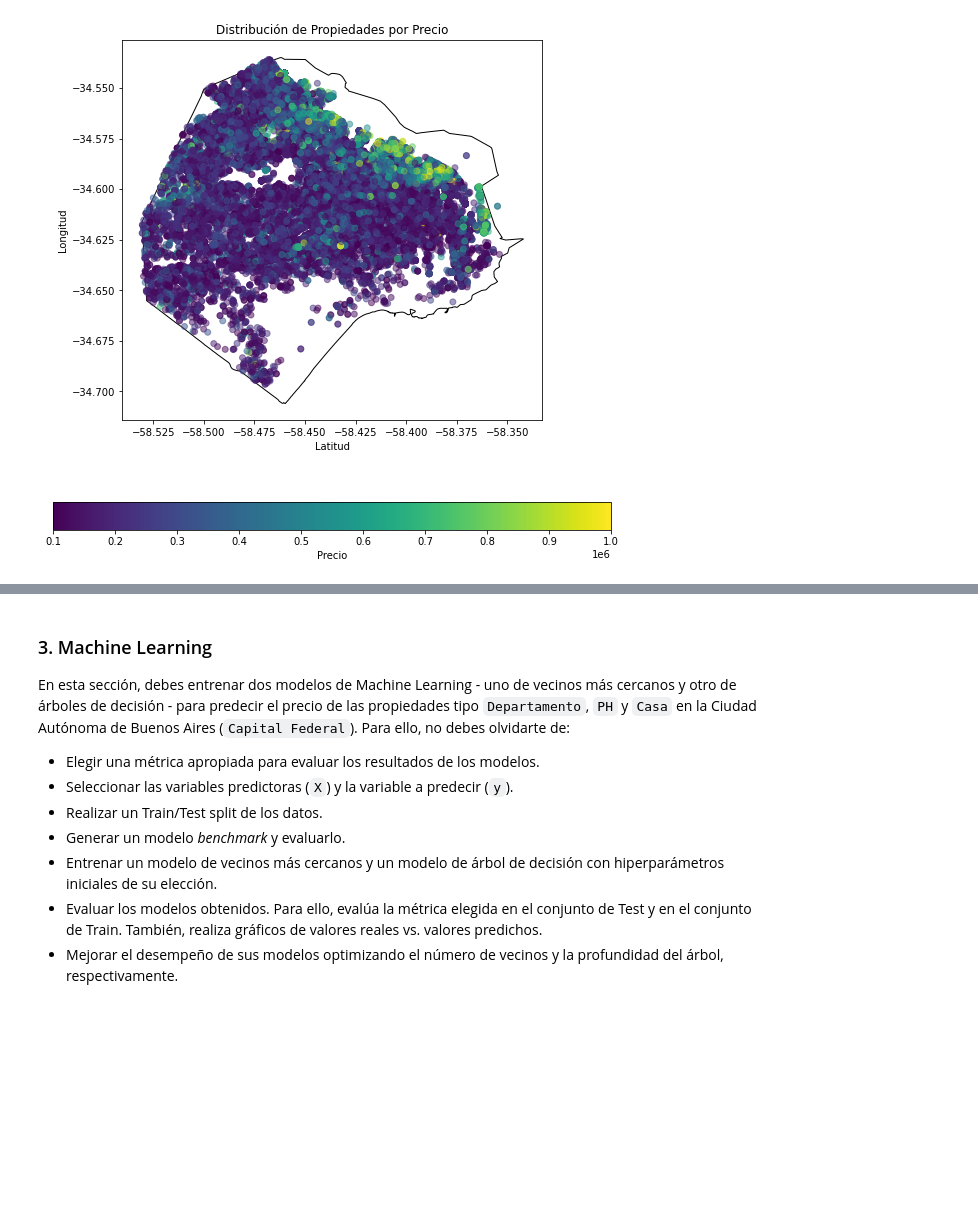
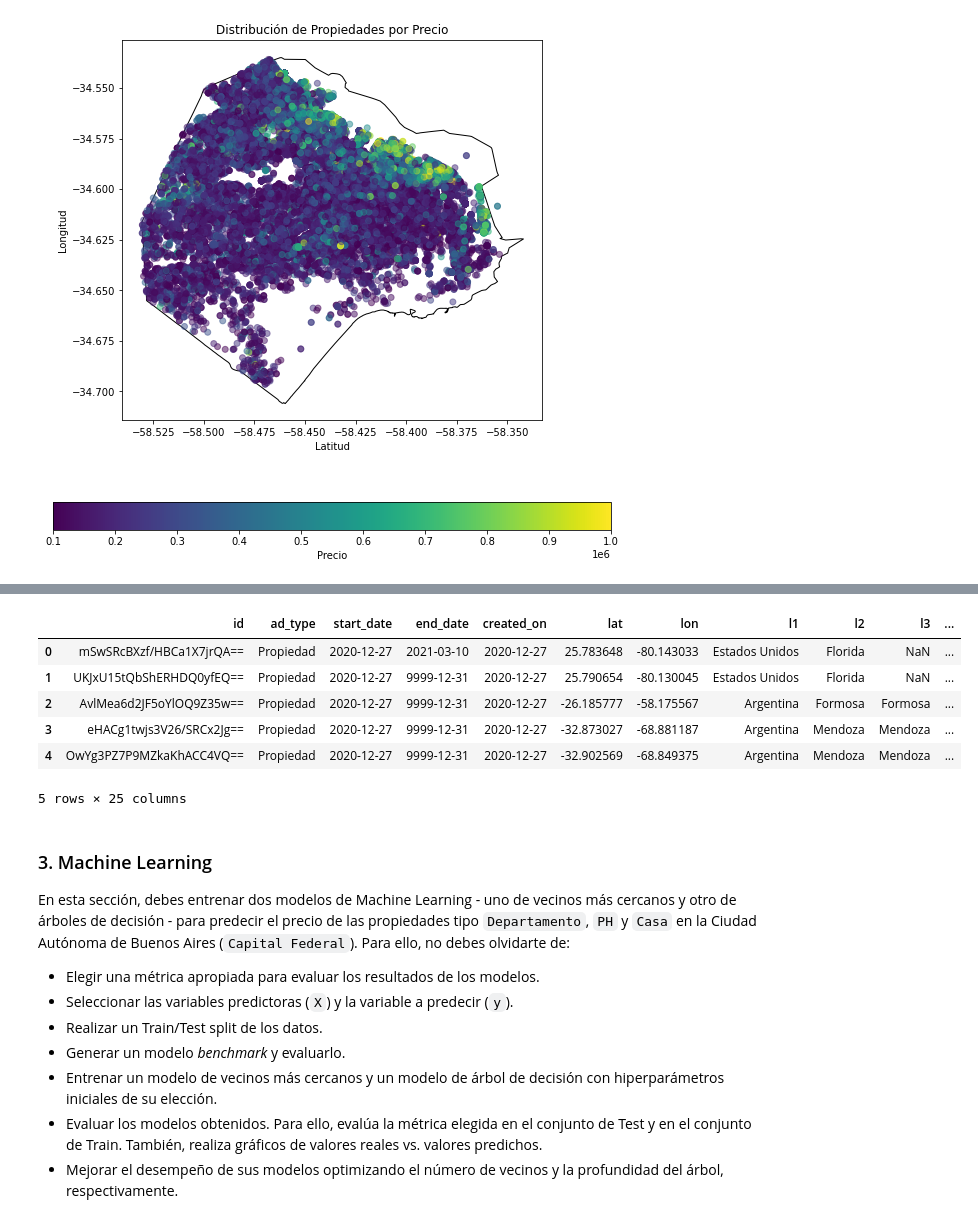
Before and after one commit to lalo1898developer/acamica_sprintproject-1, a Jupyter notebook: DS_Proyecto_01.ipynb, the cells around one changed output, grey strips where cells are left out. Saved outputs shown, nothing was run; the diff lists cells and outputs as text; code cells hidden in the pictures; blank space fills up the shorter version.

```diff
--- a/DS_Proyecto_01.ipynb
+++ b/DS_Proyecto_01.ipynb
@@ -737,3 +743,16 @@ plt.show()
+# %%
+# ar_properties.csv
+
+new_dataset = pd.read_csv('./ar_properties.csv')
+new_dataset.head()
+# %% [output]
+|  | id | ad_type | start_date | end_date | created_on | lat | lon | l1 | l2 | l3 | ... |
+| 0 | mSwSRcBXzf/HBCa1X7jrQA== | Propiedad | 2020-12-27 | 2021-03-10 | 2020-12-27 | 25.783648 | -80.143033 | Estados Unidos | Florida | NaN | ... |
+| 1 | UKJxU15tQbShERHDQ0yfEQ== | Propiedad | 2020-12-27 | 9999-12-31 | 2020-12-27 | 25.790654 | -80.130045 | Estados Unidos | Florida | NaN | ... |
+| 2 | AvlMea6d2JF5oYlOQ9Z35w== | Propiedad | 2020-12-27 | 9999-12-31 | 2020-12-27 | -26.185777 | -58.175567 | Argentina | Formosa | Formosa | ... |
+| 3 | eHACg1twjs3V26/SRCx2Jg== | Propiedad | 2020-12-27 | 9999-12-31 | 2020-12-27 | -32.873027 | -68.881187 | Argentina | Mendoza | Mendoza | ... |
+| 4 | OwYg3PZ7P9MZkaKhACC4VQ== | Propiedad | 2020-12-27 | 9999-12-31 | 2020-12-27 | -32.902569 | -68.849375 | Argentina | Mendoza | Mendoza | ... |
+5 rows × 25 columns
 # %% [markdown]
 ### 3. Machine Learning
 
```
Also changed, not shown: parts of 6 cells of this notebook.
